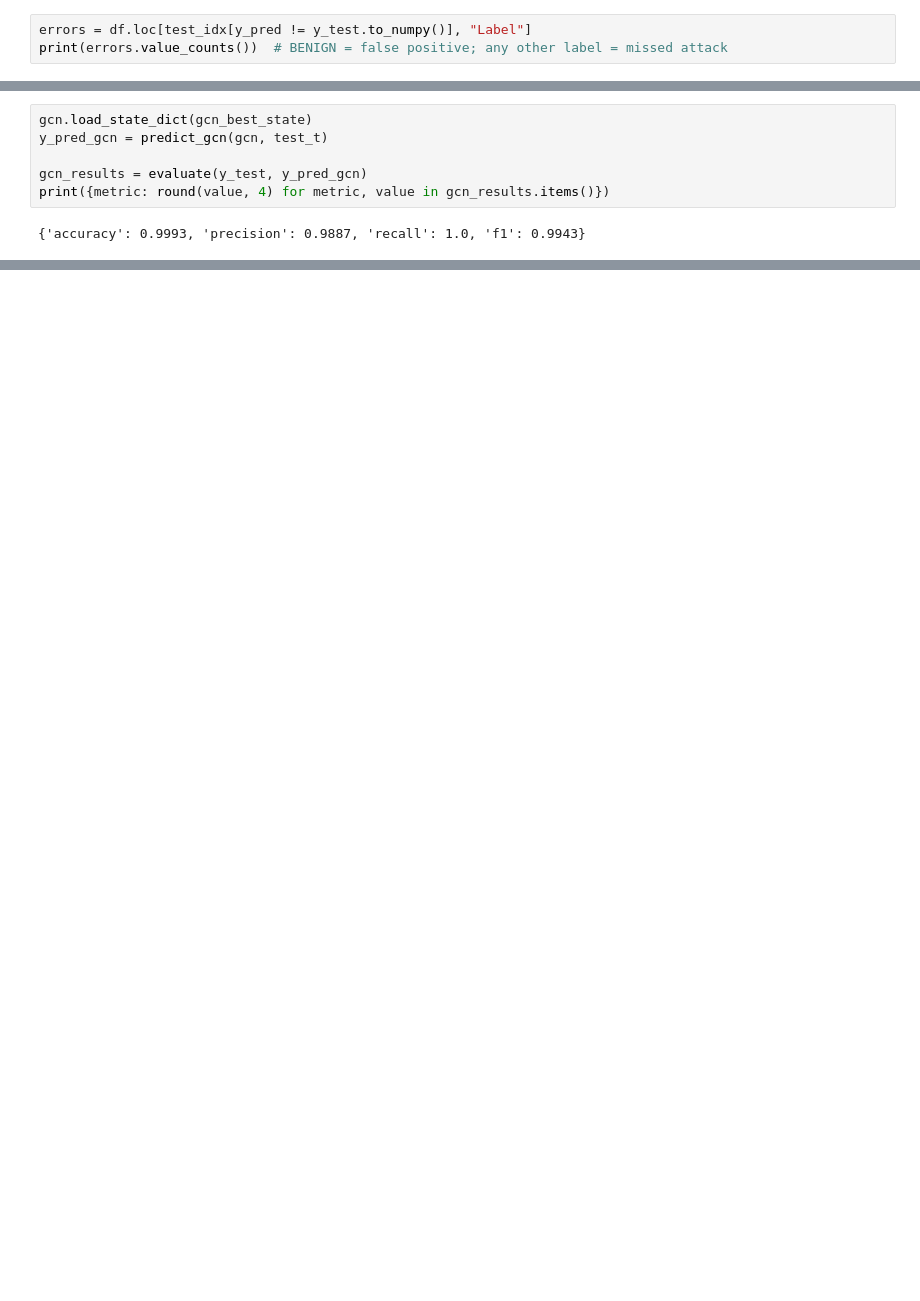
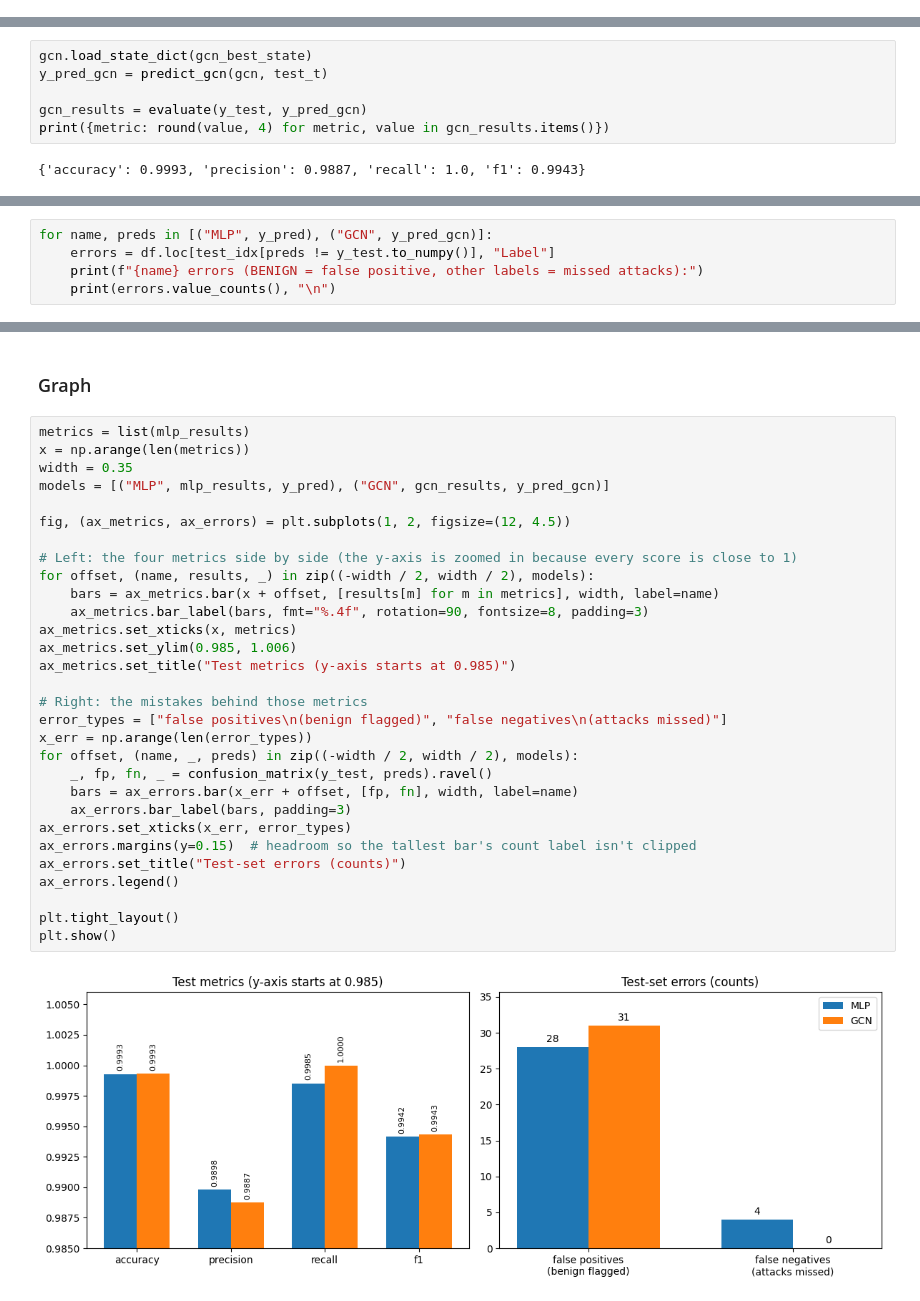
Before and after one commit to ClarenceBallensky/MLP-vs-GCN-ids, a Jupyter notebook: MLP_vs_GCN_Intrustion_Detection.ipynb, the cells around one changed output, grey strips where cells are left out. Saved outputs shown, nothing was run; the diff lists cells and outputs as text; blank space fills up the shorter version.

Commit message:
Evaluated the results of the MLP and GCN models

```diff
--- a/MLP_vs_GCN_Intrustion_Detection.ipynb
+++ b/MLP_vs_GCN_Intrustion_Detection.ipynb
@@ -320,3 +320,0 @@ print({metric: round(value, 4) for metric, value in mlp_results.items()})
-# %%
-errors = df.loc[test_idx[y_pred != y_test.to_numpy()], "Label"]
-print(errors.value_counts())  # BENIGN = false positive; any other label = missed attack
@@ -427,0 +425,5 @@ print({metric: round(value, 4) for metric, value in gcn_results.items()})
+# %%
+for name, preds in [("MLP", y_pred), ("GCN", y_pred_gcn)]:
+    errors = df.loc[test_idx[preds != y_test.to_numpy()], "Label"]
+    print(f"{name} errors (BENIGN = false positive, other labels = missed attacks):")
+    print(errors.value_counts(), "\n")
@@ -427,0 +441,34 @@ print({metric: round(value, 4) for metric, value in gcn_results.items()})
+# %% [markdown]
+### Graph
+# %%
+metrics = list(mlp_results)
+x = np.arange(len(metrics))
+width = 0.35
+models = [("MLP", mlp_results, y_pred), ("GCN", gcn_results, y_pred_gcn)]
+
+fig, (ax_metrics, ax_errors) = plt.subplots(1, 2, figsize=(12, 4.5))
+
+# Left: the four metrics side by side (the y-axis is zoomed in because every score is close to 1)
+for offset, (name, results, _) in zip((-width / 2, width / 2), models):
+    bars = ax_metrics.bar(x + offset, [results[m] for m in metrics], width, label=name)
+    ax_metrics.bar_label(bars, fmt="%.4f", rotation=90, fontsize=8, padding=3)
+ax_metrics.set_xticks(x, metrics)
+ax_metrics.set_ylim(0.985, 1.006)
+ax_metrics.set_title("Test metrics (y-axis starts at 0.985)")
+
+# Right: the mistakes behind those metrics
+error_types = ["false positives\n(benign flagged)", "false negatives\n(attacks missed)"]
+x_err = np.arange(len(error_types))
+for offset, (name, _, preds) in zip((-width / 2, width / 2), models):
+    _, fp, fn, _ = confusion_matrix(y_test, preds).ravel()
+    bars = ax_errors.bar(x_err + offset, [fp, fn], width, label=name)
+    ax_errors.bar_label(bars, padding=3)
+ax_errors.set_xticks(x_err, error_types)
+ax_errors.margins(y=0.15)  # headroom so the tallest bar's count label isn't clipped
+ax_errors.set_title("Test-set errors (counts)")
+ax_errors.legend()
+
+plt.tight_layout()
+plt.show()
+# %% [output]
+[figure, added]
```
Also changed, not shown: parts of 20 cells of this notebook.
